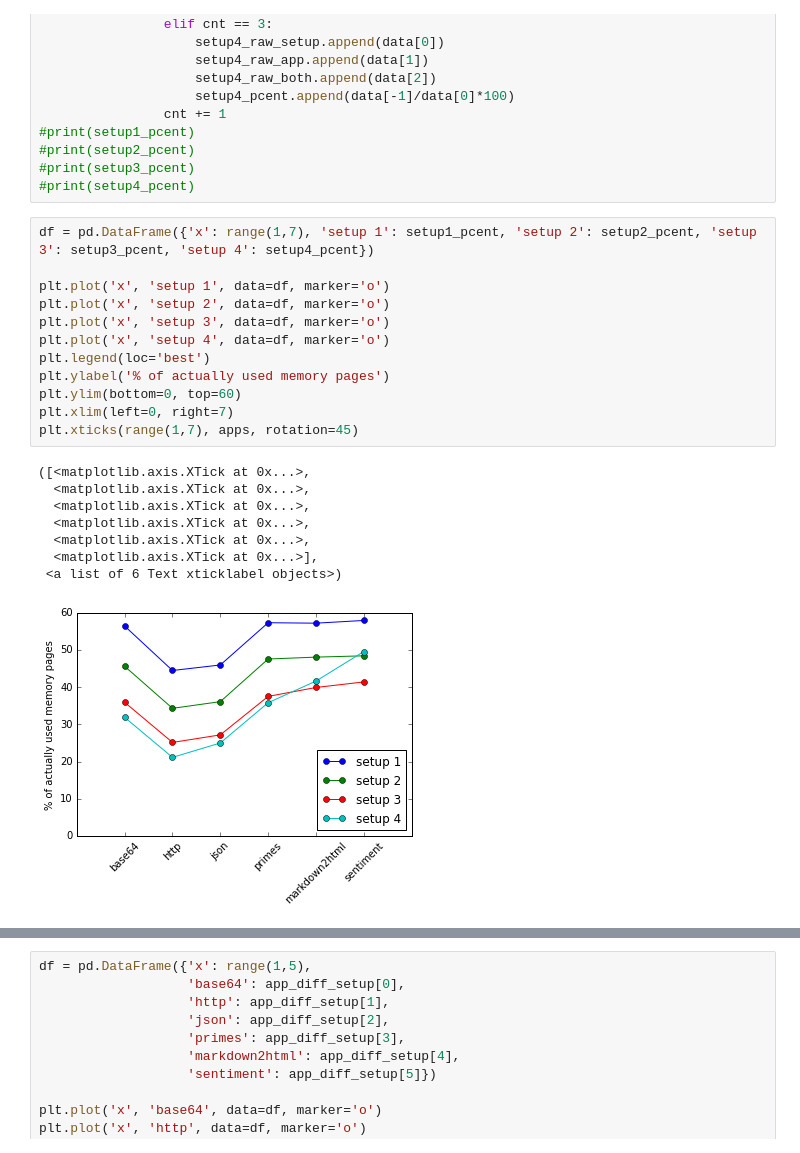
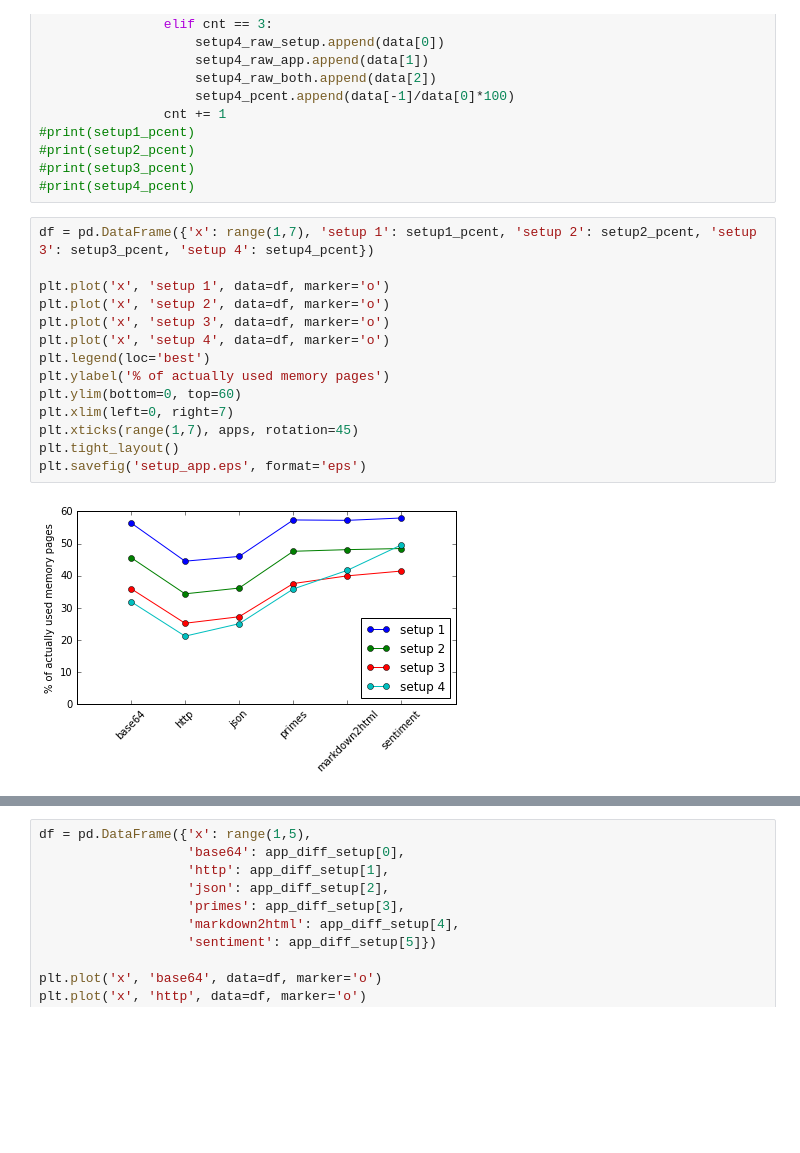
Before and after one commit to princeton-sns/firecracker-tools, a Jupyter notebook: measurements/mem-usage.ipynb, the cells around one changed output, grey strips where cells are left out. Saved outputs shown, nothing was run; the diff lists cells and outputs as text; blank space fills up the shorter version.

```diff
--- a/measurements/mem-usage.ipynb
+++ b/measurements/mem-usage.ipynb
@@ -67,21 +67,16 @@ for app in apps:
 # %%
 df = pd.DataFrame({'x': range(1,7), 'setup 1': setup1_pcent, 'setup 2': setup2_pcent, 'setup 3': setup3_pcent, 'setup 4': setup4_pcent})
 
 plt.plot('x', 'setup 1', data=df, marker='o')
 plt.plot('x', 'setup 2', data=df, marker='o')
 plt.plot('x', 'setup 3', data=df, marker='o')
 plt.plot('x', 'setup 4', data=df, marker='o')
 plt.legend(loc='best')
 plt.ylabel('% of actually used memory pages')
 plt.ylim(bottom=0, top=60)
 plt.xlim(left=0, right=7)
 plt.xticks(range(1,7), apps, rotation=45)
+plt.tight_layout()
+plt.savefig('setup_app.eps', format='eps')
 # %% [output]
-([<matplotlib.axis.XTick at 0x...>,
-  <matplotlib.axis.XTick at 0x...>,
-  <matplotlib.axis.XTick at 0x...>,
-  <matplotlib.axis.XTick at 0x...>,
-  <matplotlib.axis.XTick at 0x...>,
-  <matplotlib.axis.XTick at 0x...>],
- <a list of 6 Text xticklabel objects>)
-[figure, old version]
+[figure, new version]
```
Also changed, not shown: parts of 2 cells of this notebook.
